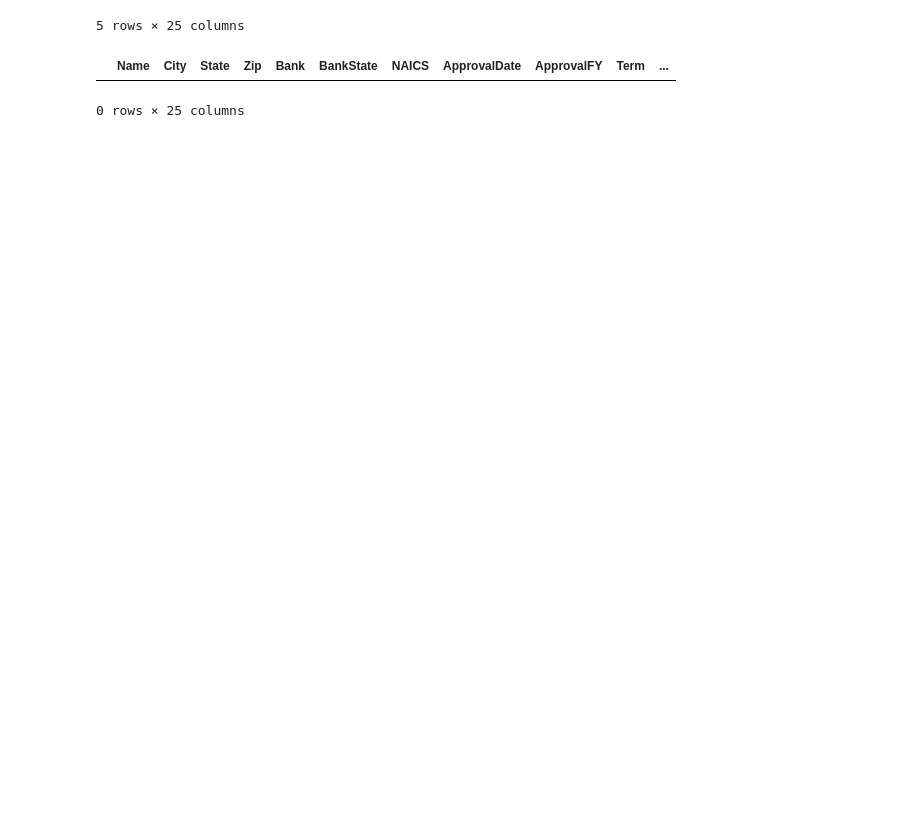
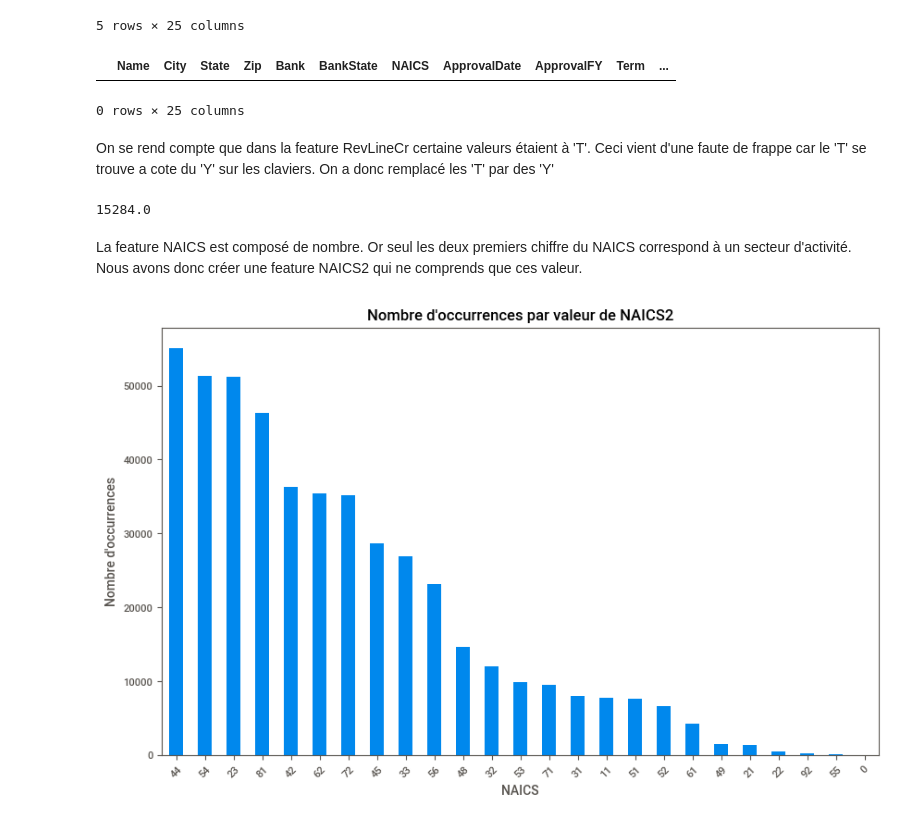
Before and after one commit to cjulliar/loan_project, a Jupyter notebook: ml/eda.ipynb, the cells around one changed output. Drawn from its saved outputs; the diff is of its cells as text; code cells hidden in the pictures; blank space fills up the shorter version.

```diff
--- a/ml/eda.ipynb
+++ b/ml/eda.ipynb
@@ -109,0 +112,26 @@ display(naics_subset)
+# %% [markdown]
+On se rend compte que dans la feature RevLineCr certaine valeurs étaient à 'T'. Ceci vient d'une faute de frappe car le 'T' se trouve a cote du 'Y' sur les claviers.
+On a donc remplacé les 'T' par des 'Y'
+# %%
+nombre_de_T = data_orignel["RevLineCr"].str.count('T').sum()
+print(nombre_de_T)
+# %% [output]
+15284.0
+# %% [markdown]
+La feature NAICS est composé de nombre. Or seul les deux premiers chiffre du NAICS correspond à un secteur d'activité. Nous avons donc créer une feature NAICS2 qui ne comprends que ces valeur.
+# %%
+import matplotlib.pyplot as plt
+
+# Compter le nombre d'occurrences de chaque valeur dans la colonne 'NAICS'
+counts = data['NAICS2'].value_counts()
+
+# Créer le graphe
+plt.figure(figsize=(10, 6))
+counts.plot(kind='bar')
+plt.title('Nombre d\'occurrences par valeur de NAICS2')
+plt.xlabel('NAICS')
+plt.ylabel('Nombre d\'occurrences')
+plt.xticks(rotation=45)
+plt.show()
+# %% [output]
+[figure, added]
```
Also changed, not shown: parts of 3 cells of this notebook.
